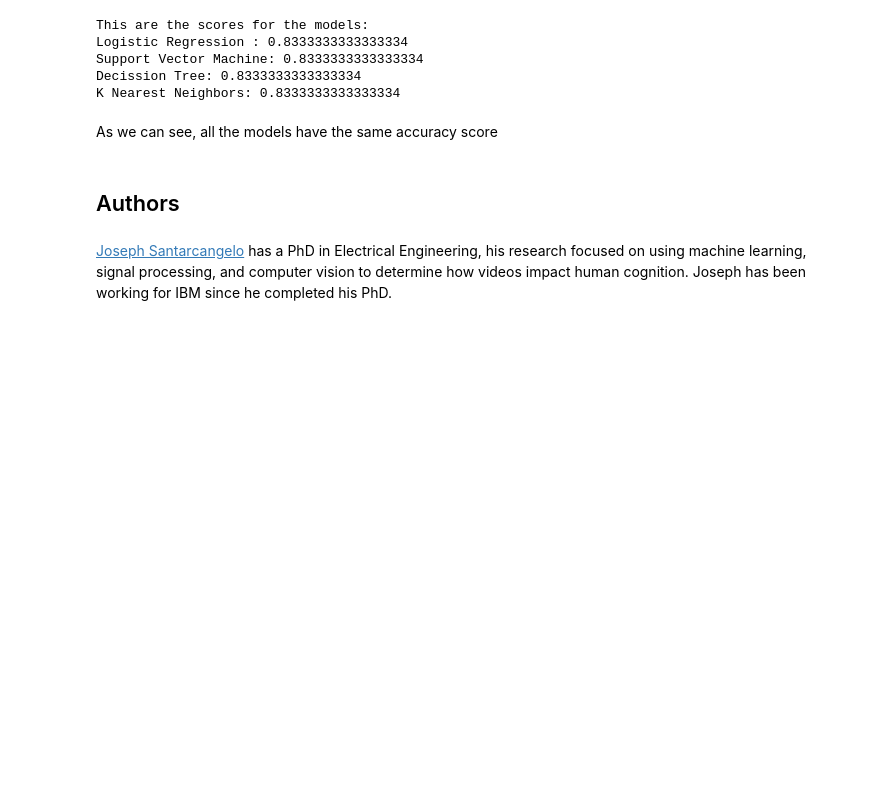
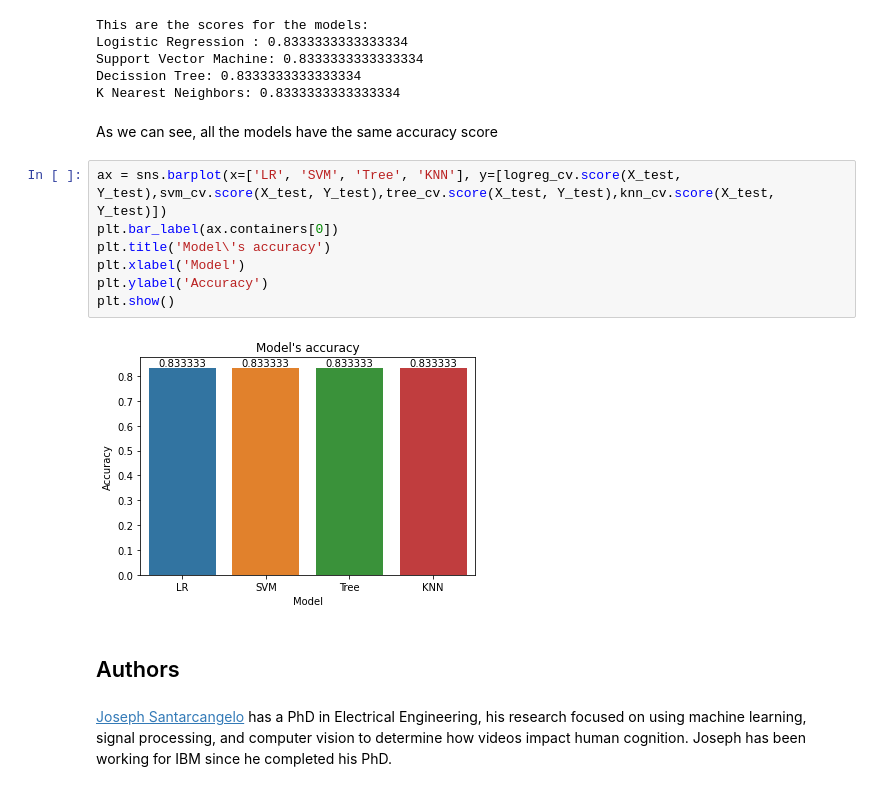
Before and after one commit to caiman16/capstone_project, a Jupyter notebook: SpaceX_Machine Learning Prediction_Part_5.ipynb, the cells around one changed output. Drawn from its saved outputs; the diff is of its cells as text; blank space fills up the shorter version.

```diff
--- a/SpaceX_Machine Learning Prediction_Part_5.ipynb
+++ b/SpaceX_Machine Learning Prediction_Part_5.ipynb
@@ -339,6 +339,15 @@ Decission Tree: 0.8333333333333334
 K Nearest Neighbors: 0.8333333333333334
 # %% [markdown]
 As we can see, all the models have the same accuracy score
+# %%
+ax = sns.barplot(x=['LR', 'SVM', 'Tree', 'KNN'], y=[logreg_cv.score(X_test, Y_test),svm_cv.score(X_test, Y_test),tree_cv.score(X_test, Y_test),knn_cv.score(X_test, Y_test)])
+plt.bar_label(ax.containers[0])
+plt.title('Model\'s accuracy')
+plt.xlabel('Model')
+plt.ylabel('Accuracy')
+plt.show()
+# %% [output]
+[figure, added]
 # %% [markdown]
 ## Authors
 # %% [markdown]
```
Also changed, not shown: 1 other file.
